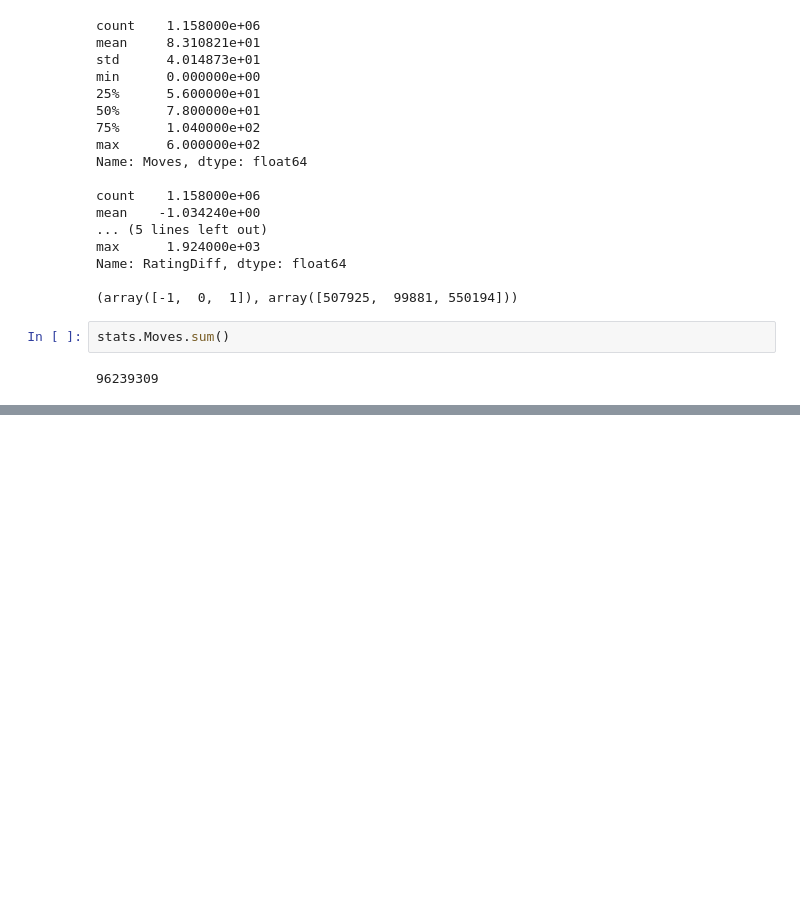
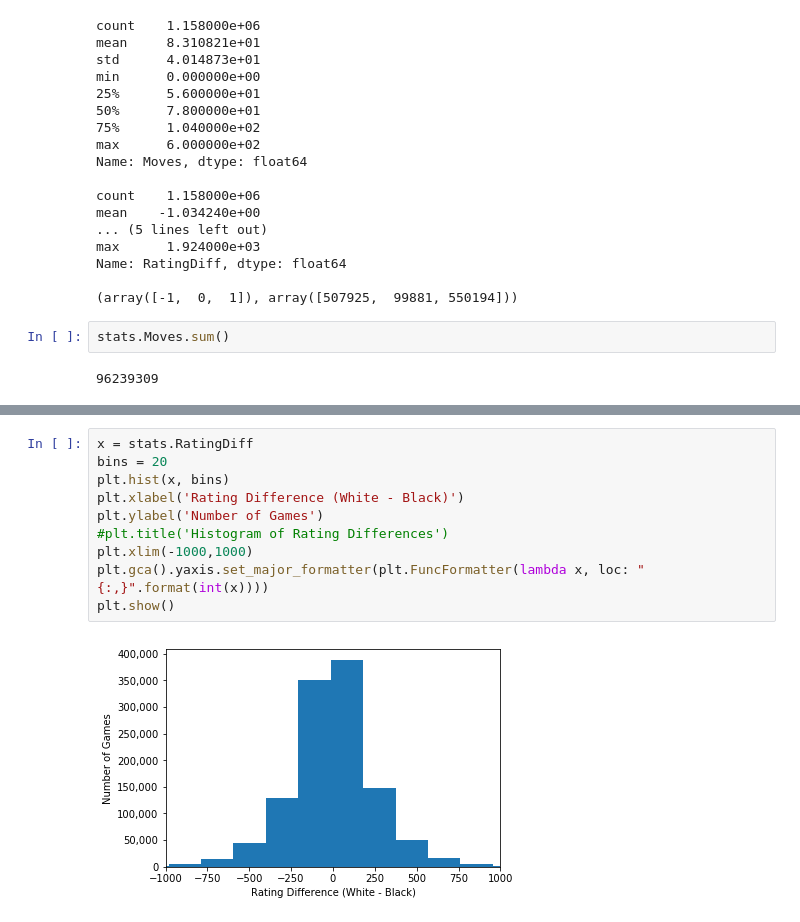
Before and after one commit to blubeck7/chess_neuralnetwork, a Jupyter notebook: src/PrepareTrainTest.ipynb, the cells around one changed output, grey strips where cells are left out. Saved outputs shown, nothing was run; the diff lists cells and outputs as text; blank space fills up the shorter version.

```diff
--- a/src/PrepareTrainTest.ipynb
+++ b/src/PrepareTrainTest.ipynb
@@ -166,0 +174,12 @@ stats.Moves.sum()
+# %%
+x = stats.RatingDiff
+bins = 20
+plt.hist(x, bins)
+plt.xlabel('Rating Difference (White - Black)')
+plt.ylabel('Number of Games')
+#plt.title('Histogram of Rating Differences')
+plt.xlim(-1000,1000)
+plt.gca().yaxis.set_major_formatter(plt.FuncFormatter(lambda x, loc: "{:,}".format(int(x))))
+plt.show()
+# %% [output]
+[figure, added]
```
Also changed, not shown: parts of 5 cells of this notebook, 51 other files.
